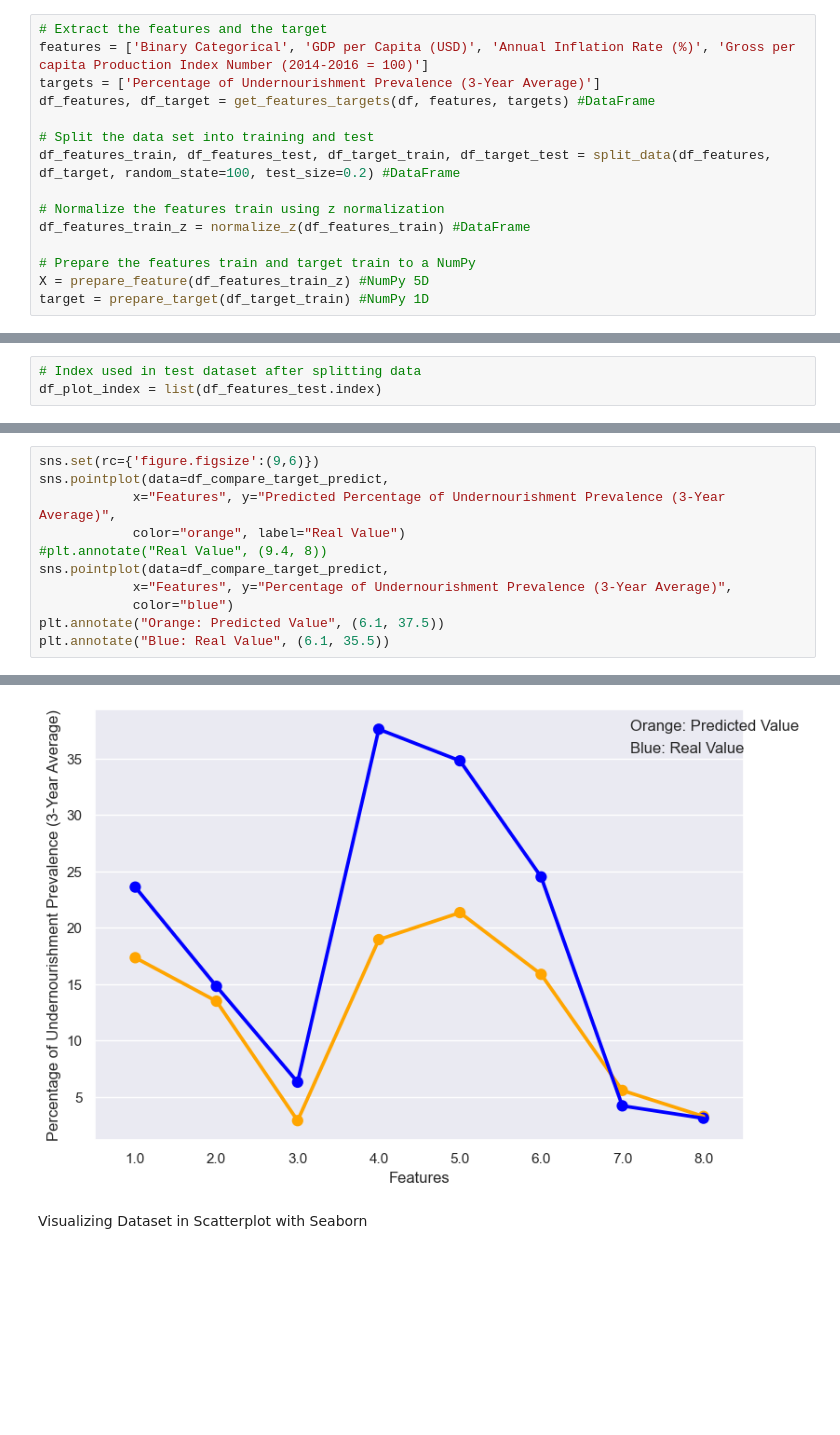
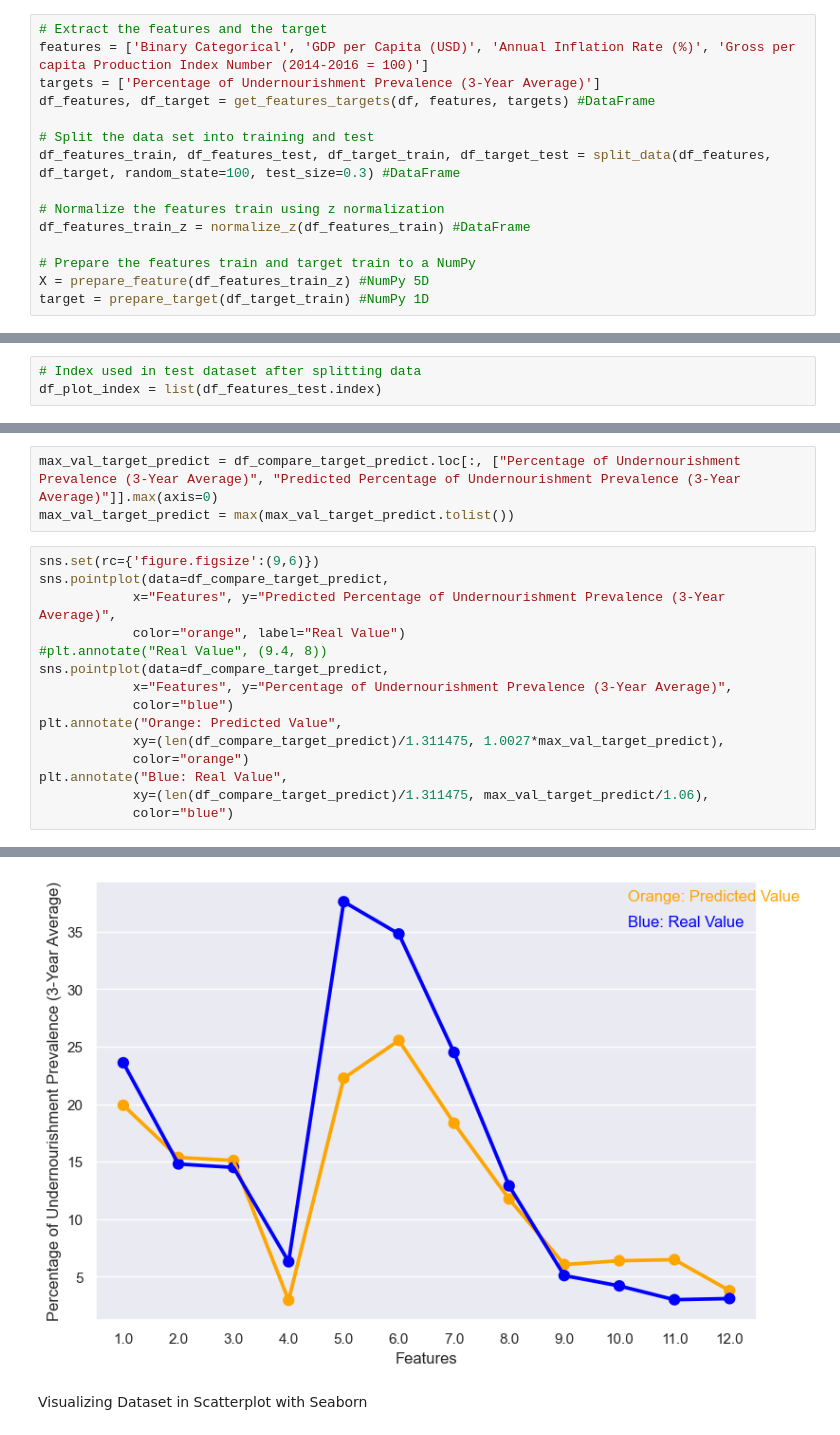
Before and after one commit to verneylmavt/regression-food_security-py, a Jupyter notebook: 2D_Cambodia-Myanmar_Improved-Ver..ipynb, the cells around one changed output, grey strips where cells are left out. Saved outputs shown, nothing was run; the diff lists cells and outputs as text; blank space fills up the shorter version.

```diff
--- a/2D_Cambodia-Myanmar_Improved-Ver..ipynb
+++ b/2D_Cambodia-Myanmar_Improved-Ver..ipynb
@@ -169,7 +169,7 @@ targets = ['Percentage of Undernourishment Prevalence (3-Year Average)']
 df_features, df_target = get_features_targets(df, features, targets) #DataFrame
 
 # Split the data set into training and test
-df_features_train, df_features_test, df_target_train, df_target_test = split_data(df_features, df_target, random_state=100, test_size=0.2) #DataFrame
+df_features_train, df_features_test, df_target_train, df_target_test = split_data(df_features, df_target, random_state=100, test_size=0.3) #DataFrame
 
 # Normalize the features train using z normalization
 df_features_train_z = normalize_z(df_features_train) #DataFrame
@@ -334,3 +338,6 @@ df_compare_target_predict["Features"] = np.linspace(1, len(df_compare_target_pre
+# %%
+max_val_target_predict = df_compare_target_predict.loc[:, ["Percentage of Undernourishment Prevalence (3-Year Average)", "Predicted Percentage of Undernourishment Prevalence (3-Year Average)"]].max(axis=0)
+max_val_target_predict = max(max_val_target_predict.tolist())
 # %%
 sns.set(rc={'figure.figsize':(9,6)})
 sns.pointplot(data=df_compare_target_predict,
@@ -340,6 +347,10 @@ sns.pointplot(data=df_compare_target_predict,
 sns.pointplot(data=df_compare_target_predict,
             x="Features", y="Percentage of Undernourishment Prevalence (3-Year Average)",
             color="blue")
-plt.annotate("Orange: Predicted Value", (6.1, 37.5))
-plt.annotate("Blue: Real Value", (6.1, 35.5))
+plt.annotate("Orange: Predicted Value",
+            xy=(len(df_compare_target_predict)/1.311475, 1.0027*max_val_target_predict),
+            color="orange")
+plt.annotate("Blue: Real Value",
+            xy=(len(df_compare_target_predict)/1.311475, max_val_target_predict/1.06),
+            color="blue")
 # %% [output]
@@ -347,4 +358,4 @@ Text(6.1, 35.5, 'Blue: Real Value')
-[figure, old version]
+[figure, new version]
 # %% [markdown]
 Visualizing Dataset in Scatterplot with Seaborn
 # %%
```
Also changed, not shown: parts of 24 cells of this notebook.
